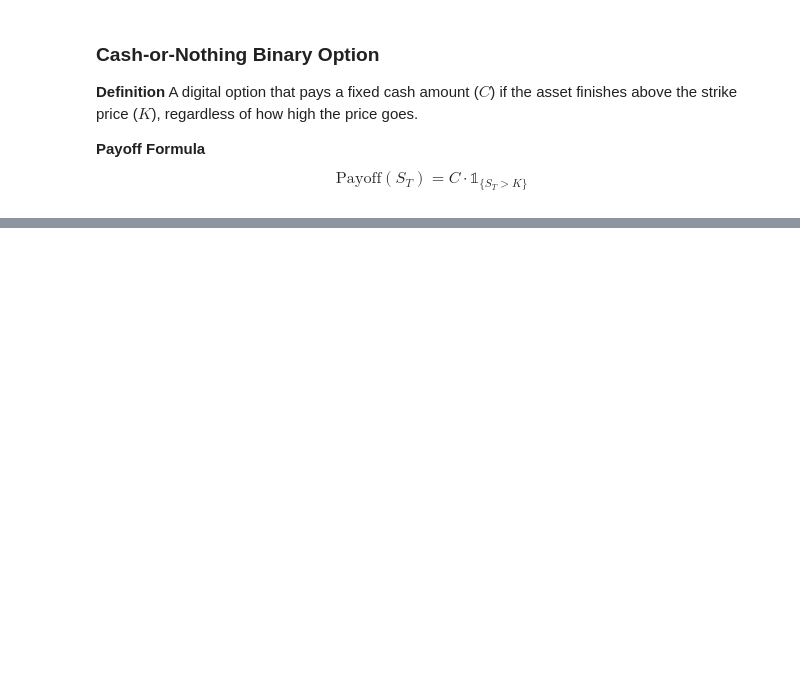
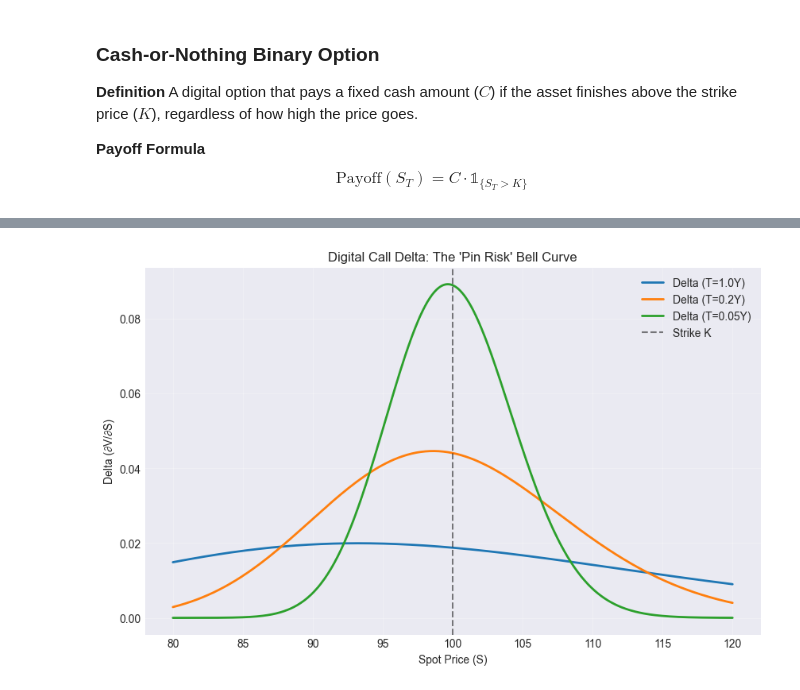
Before and after one commit to Mathis-14/Option_Pricing, a Jupyter notebook: exotics/binary_options.ipynb, the cells around one changed output, grey strips where cells are left out. Drawn from its saved outputs; the diff is of its cells as text; code cells hidden in the pictures; blank space fills up the shorter version.

```diff
--- a/exotics/binary_options.ipynb
+++ b/exotics/binary_options.ipynb
@@ -42,0 +126,29 @@ plt.show()
+# %%
+def digital_call_delta(S, K, T, r, sigma):
+    d2 = (np.log(S / K) + (r - 0.5 * sigma**2) * T) / (sigma * np.sqrt(T))
+    # Formula: e^(-rT) * n(d2) / (S * sigma * sqrt(T))
+    delta = np.exp(-r * T) * norm.pdf(d2) / (S * sigma * np.sqrt(T))
+    return delta
+
+# Parameters
+K = 100
+r = 0.05
+sigma = 0.20
+S = np.linspace(80, 120, 500)
+maturities = [1.0, 0.2, 0.05] # 1 year, ~2.5 months, ~2 weeks
+
+plt.figure(figsize=(10, 6))
+
+for T in maturities:
+    deltas = digital_call_delta(S, K, T, r, sigma)
+    plt.plot(S, deltas, label=f'Delta (T={T}Y)', lw=2)
+
+plt.axvline(K, color='black', linestyle='--', alpha=0.5, label='Strike K')
+plt.title("Digital Call Delta: The 'Pin Risk' Bell Curve")
+plt.xlabel("Spot Price (S)")
+plt.ylabel("Delta (∂V/∂S)")
+plt.legend()
+plt.grid(True, alpha=0.3)
+plt.show()
+# %% [output]
+[figure, added]
```
Also changed, not shown: parts of 10 cells of this notebook.
